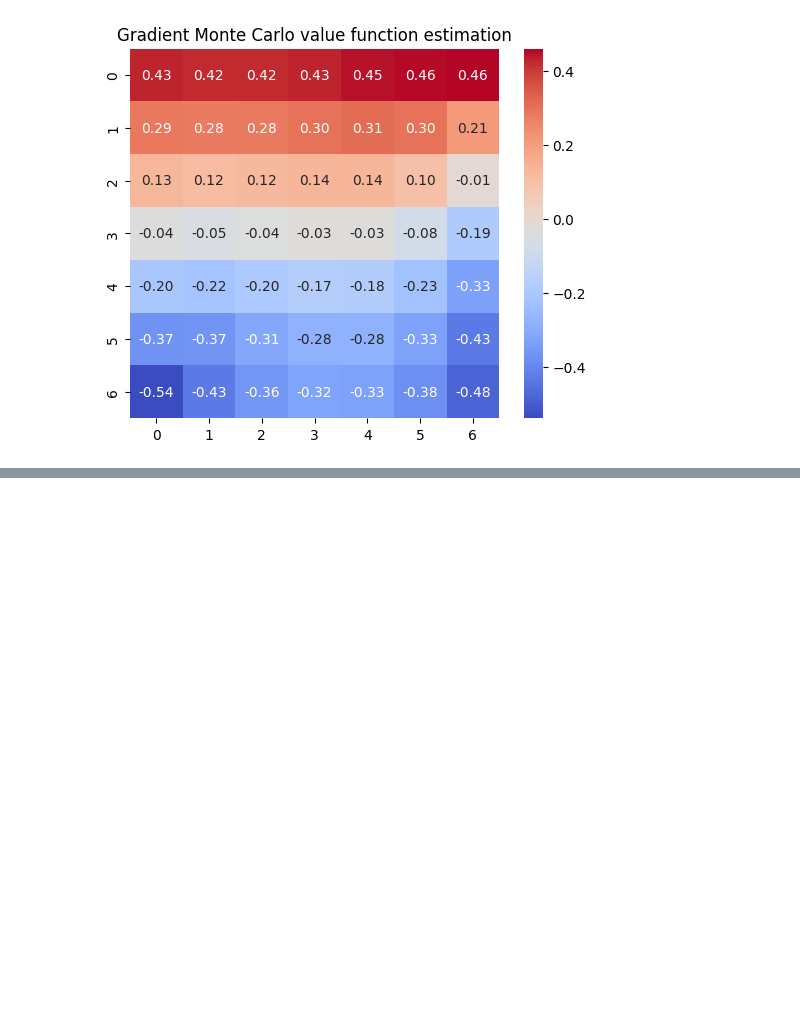
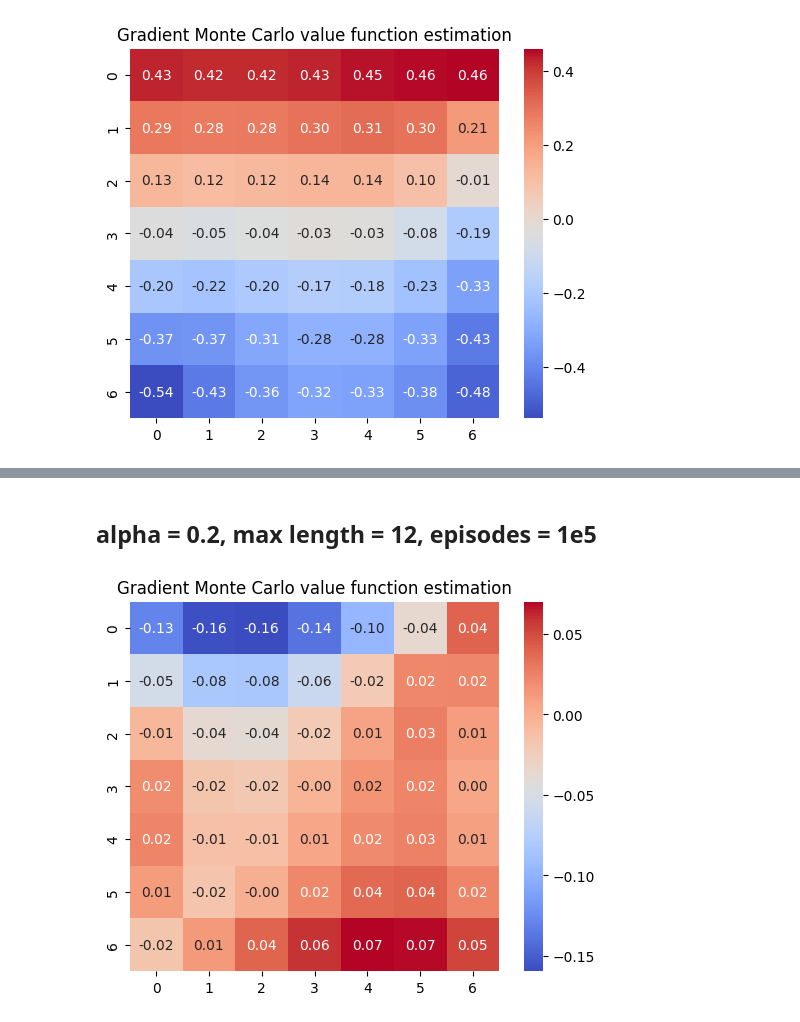
Before and after one commit to P-A-D/RL_Assignment_3, a Jupyter notebook: Runs2.ipynb, the cells around one changed output, grey strips where cells are left out. Drawn from its saved outputs; the diff is of its cells as text; code cells hidden in the pictures; blank space fills up the shorter version.

```diff
--- a/Runs2.ipynb
+++ b/Runs2.ipynb
@@ -51,0 +65,8 @@ visualize_results(v_func, "Gradient Monte Carlo value function estimation")
+# %% [markdown]
+## alpha = 0.2, max length = 12, episodes = 1e5
+# %%
+agent = GradientMonteCarlo(alpha=0.2, w_size=10)
+v_func = agent.learn(discount=1, episodes=100000, max_episode_length=12)
+visualize_results(v_func, "Gradient Monte Carlo value function estimation")
+# %% [output]
+[figure, added]
```
Also changed, not shown: parts of 58 cells of this notebook, 3 other files.
